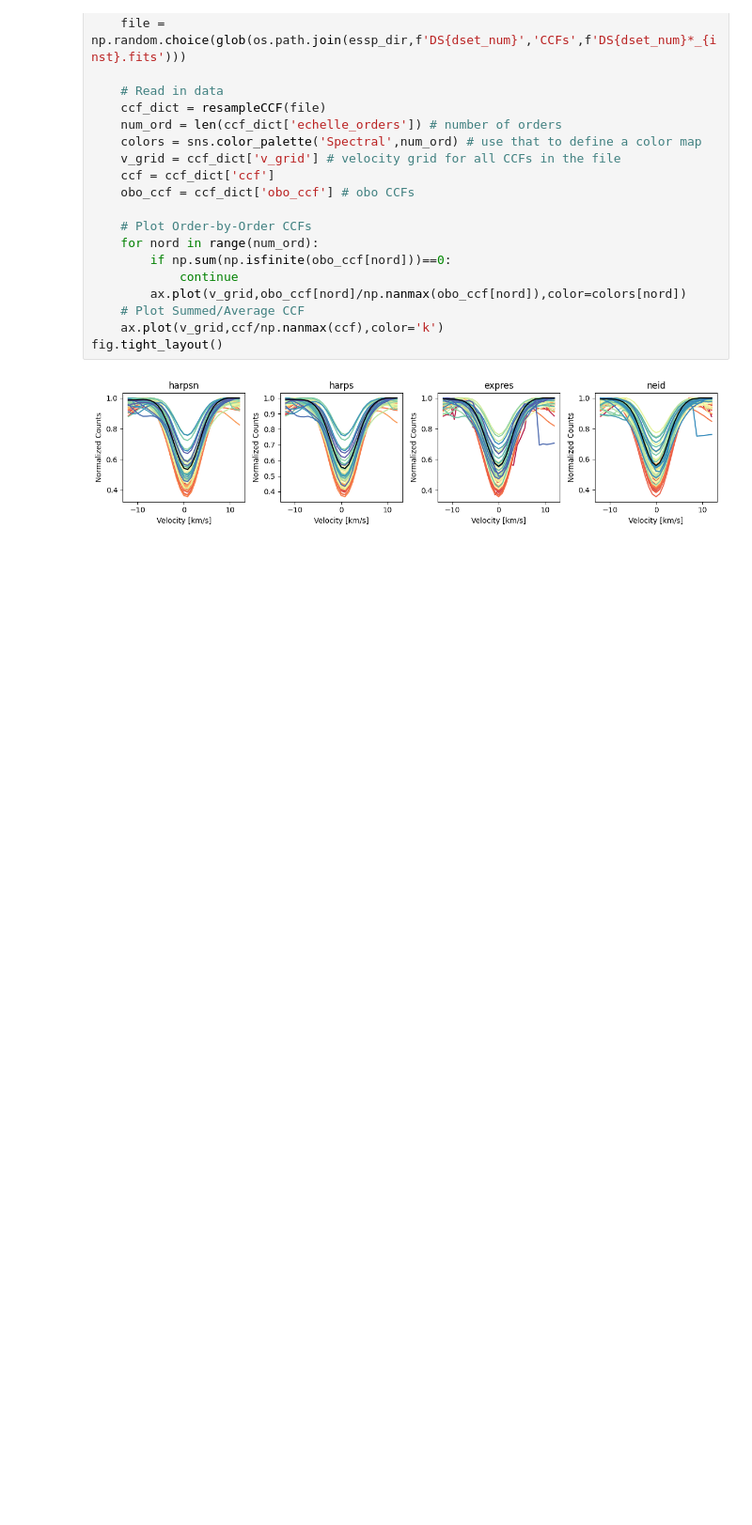
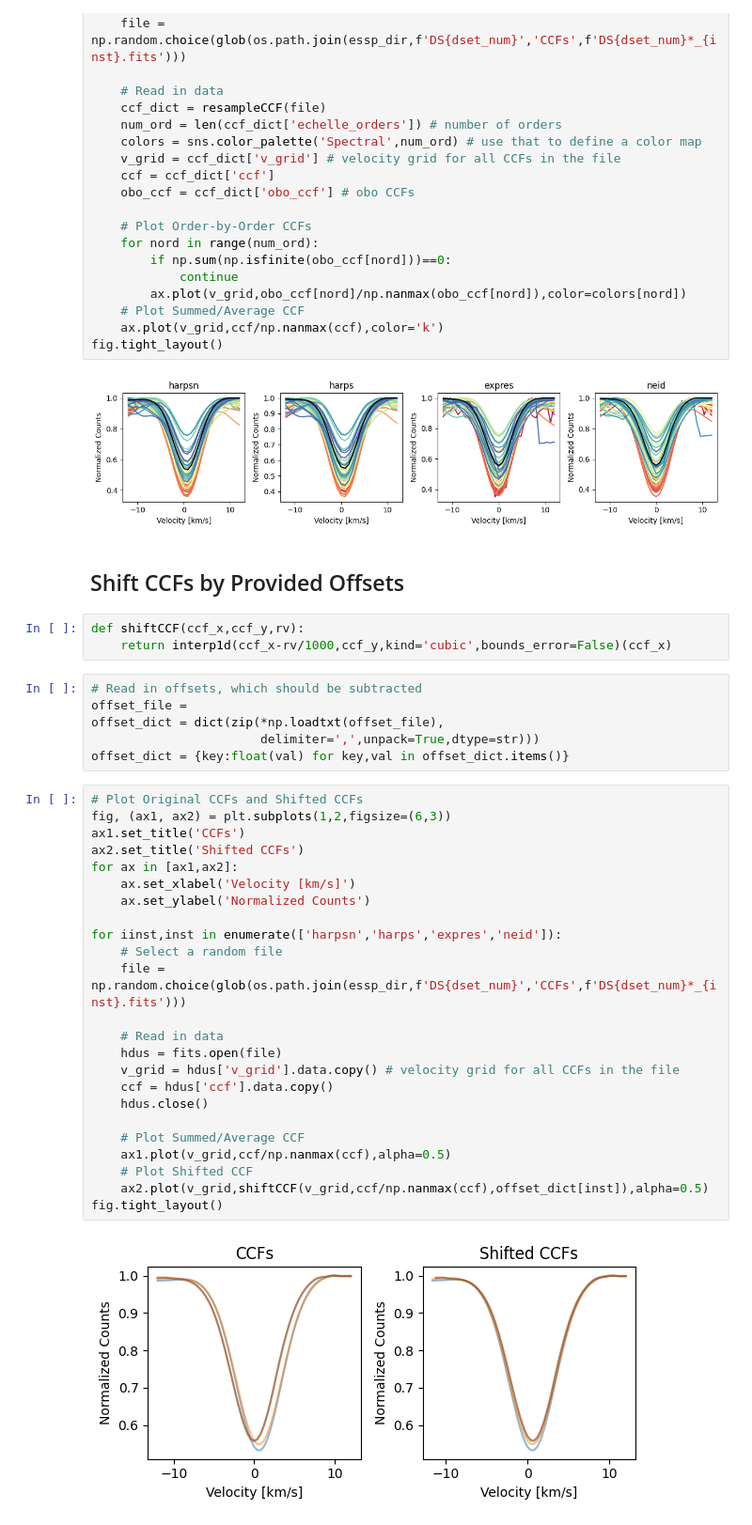
Before and after one commit to lilylingzhao/ESSP4, a Jupyter notebook: ExampleCode/essp4_ccfs.ipynb, the cells around one changed output. Shown: that part at 94% size. Saved outputs shown, nothing was run; the diff lists cells and outputs as text; blank space fills up the shorter version.

Commit message:
Example Code for Shifting CCFs

```diff
--- a/ExampleCode/essp4_ccfs.ipynb
+++ b/ExampleCode/essp4_ccfs.ipynb
@@ -116,3 +117,40 @@ for iinst,inst in enumerate(['harpsn','harps','expres','neid']):
 fig.tight_layout()
 # %% [output]
 [figure]
+# %% [markdown]
+## Shift CCFs by Provided Offsets
+# %%
+def shiftCCF(ccf_x,ccf_y,rv):
+    return interp1d(ccf_x-rv/1000,ccf_y,kind='cubic',bounds_error=False)(ccf_x)
+# %%
+# Read in offsets, which should be subtracted
+offset_file =
+offset_dict = dict(zip(*np.loadtxt(offset_file),
+                       delimiter=',',unpack=True,dtype=str)))
+offset_dict = {key:float(val) for key,val in offset_dict.items()}
+# %%
+# Plot Original CCFs and Shifted CCFs
+fig, (ax1, ax2) = plt.subplots(1,2,figsize=(6,3))
+ax1.set_title('CCFs')
+ax2.set_title('Shifted CCFs')
+for ax in [ax1,ax2]:
+    ax.set_xlabel('Velocity [km/s]')
+    ax.set_ylabel('Normalized Counts')
+
+for iinst,inst in enumerate(['harpsn','harps','expres','neid']):
+    # Select a random file
+    file = np.random.choice(glob(os.path.join(essp_dir,f'DS{dset_num}','CCFs',f'DS{dset_num}*_{inst}.fits')))
+
+    # Read in data
+    hdus = fits.open(file)
+    v_grid = hdus['v_grid'].data.copy() # velocity grid for all CCFs in the file
+    ccf = hdus['ccf'].data.copy()
+    hdus.close()
+
+    # Plot Summed/Average CCF
+    ax1.plot(v_grid,ccf/np.nanmax(ccf),alpha=0.5)
+    # Plot Shifted CCF
+    ax2.plot(v_grid,shiftCCF(v_grid,ccf/np.nanmax(ccf),offset_dict[inst]),alpha=0.5)
+fig.tight_layout()
+# %% [output]
+[figure, added]
```
Also changed, not shown: parts of 2 cells of this notebook, 1 other file.
